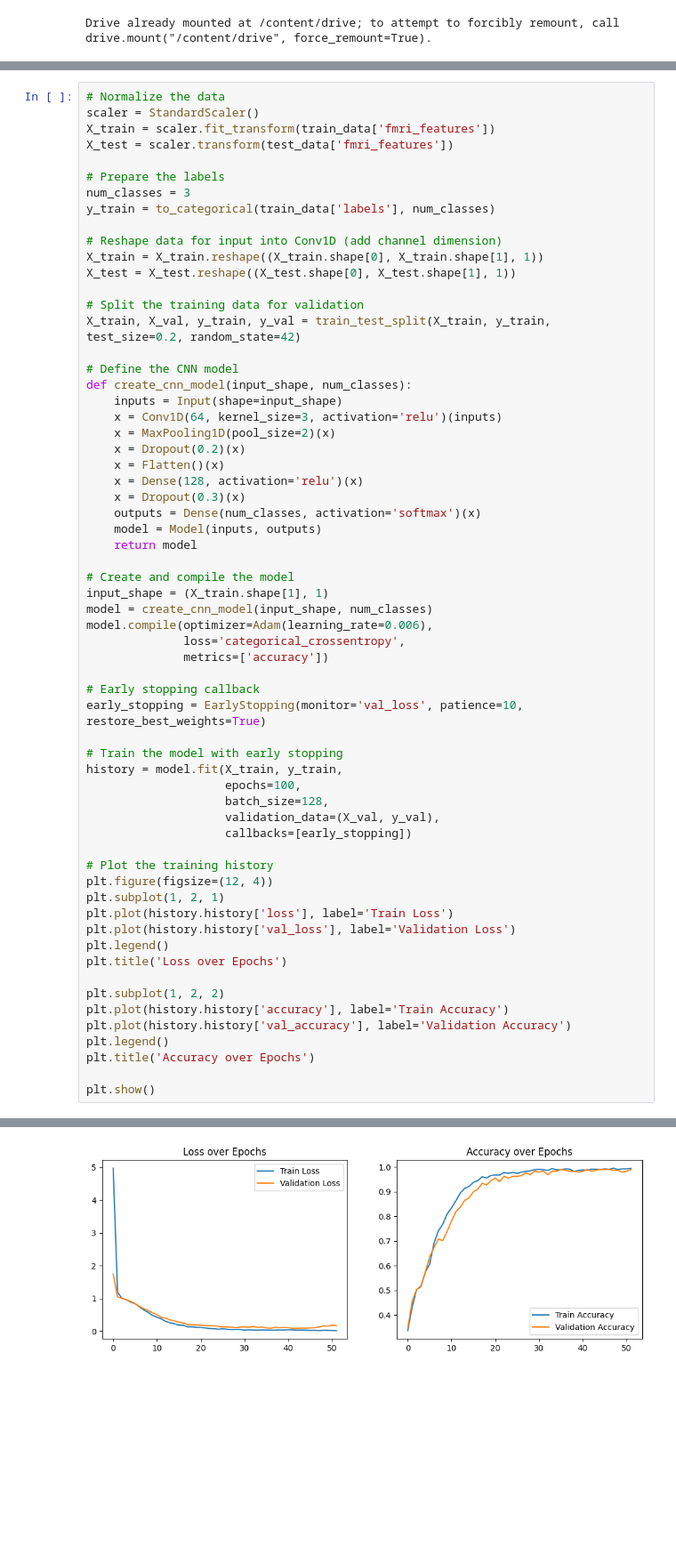
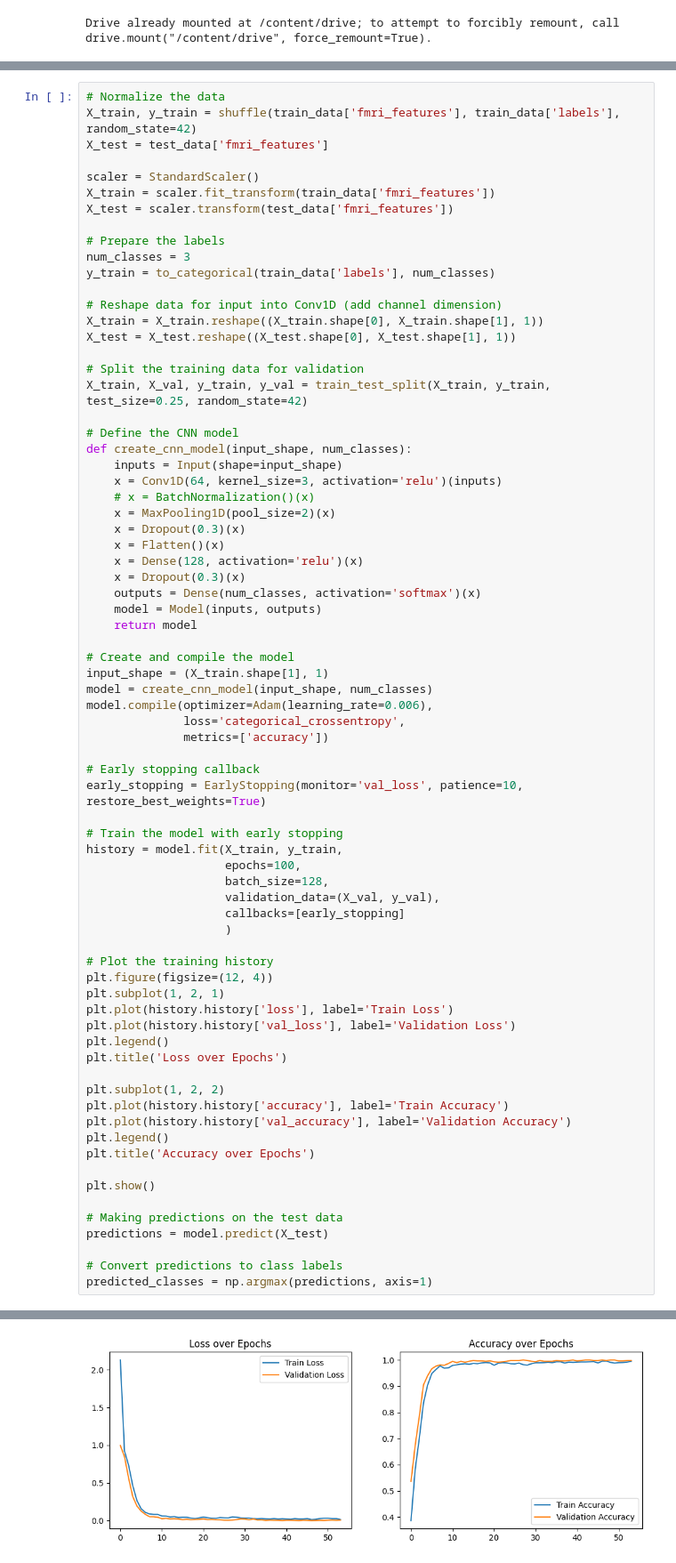
Before and after one commit to alexsalman/ICBHI2024, a Jupyter notebook: ICBHI2024fMRI.ipynb, the cells around one changed output, grey strips where cells are left out. Shown: that part at 89% size. Saved outputs shown, nothing was run; the diff lists cells and outputs as text; blank space fills up the shorter version.

Commit message:
fMRI dataset
Final Training Accuracy: 0.9950000047683716
Final Validation Accuracy: 0.9983333349227905
Final Training Loss: 0.014333615079522133
Final Validation Loss: 0.00786649901419878

```diff
--- a/ICBHI2024fMRI.ipynb
+++ b/ICBHI2024fMRI.ipynb
@@ -152,5 +238,8 @@ Loading data from data/Test...
 # %%
 # Normalize the data
+X_train, y_train = shuffle(train_data['fmri_features'], train_data['labels'], random_state=42)
+X_test = test_data['fmri_features']
+
 scaler = StandardScaler()
 X_train = scaler.fit_transform(train_data['fmri_features'])
 X_test = scaler.transform(test_data['fmri_features'])
@@ -164,14 +253,15 @@ X_train = X_train.reshape((X_train.shape[0], X_train.shape[1], 1))
 X_test = X_test.reshape((X_test.shape[0], X_test.shape[1], 1))
 
 # Split the training data for validation
-X_train, X_val, y_train, y_val = train_test_split(X_train, y_train, test_size=0.2, random_state=42)
+X_train, X_val, y_train, y_val = train_test_split(X_train, y_train, test_size=0.25, random_state=42)
 
 # Define the CNN model
 def create_cnn_model(input_shape, num_classes):
     inputs = Input(shape=input_shape)
     x = Conv1D(64, kernel_size=3, activation='relu')(inputs)
+    # x = BatchNormalization()(x)
     x = MaxPooling1D(pool_size=2)(x)
-    x = Dropout(0.2)(x)
+    x = Dropout(0.3)(x)
     x = Flatten()(x)
     x = Dense(128, activation='relu')(x)
     x = Dropout(0.3)(x)
@@ -194,7 +284,8 @@ history = model.fit(X_train, y_train,
                     epochs=100,
                     batch_size=128,
                     validation_data=(X_val, y_val),
-                    callbacks=[early_stopping])
+                    callbacks=[early_stopping]
+                    )
 
 # Plot the training history
 plt.figure(figsize=(12, 4))
@@ -211,5 +302,11 @@ plt.legend()
 plt.title('Accuracy over Epochs')
 
 plt.show()
+
+# Making predictions on the test data
+predictions = model.predict(X_test)
+
+# Convert predictions to class labels
+predicted_classes = np.argmax(predictions, axis=1)
 # %% [output]
 Epoch 1/100
@@ -232 +329 @@ Epoch 52/100
-[figure, old version]
+[figure, new version]
```
Also changed, not shown: parts of 6 cells of this notebook.
